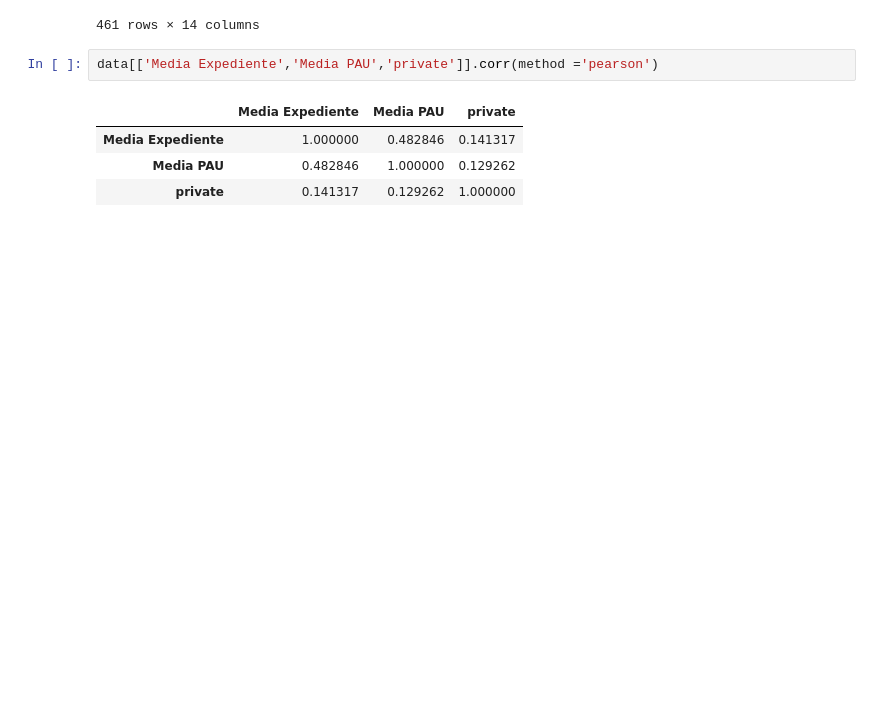
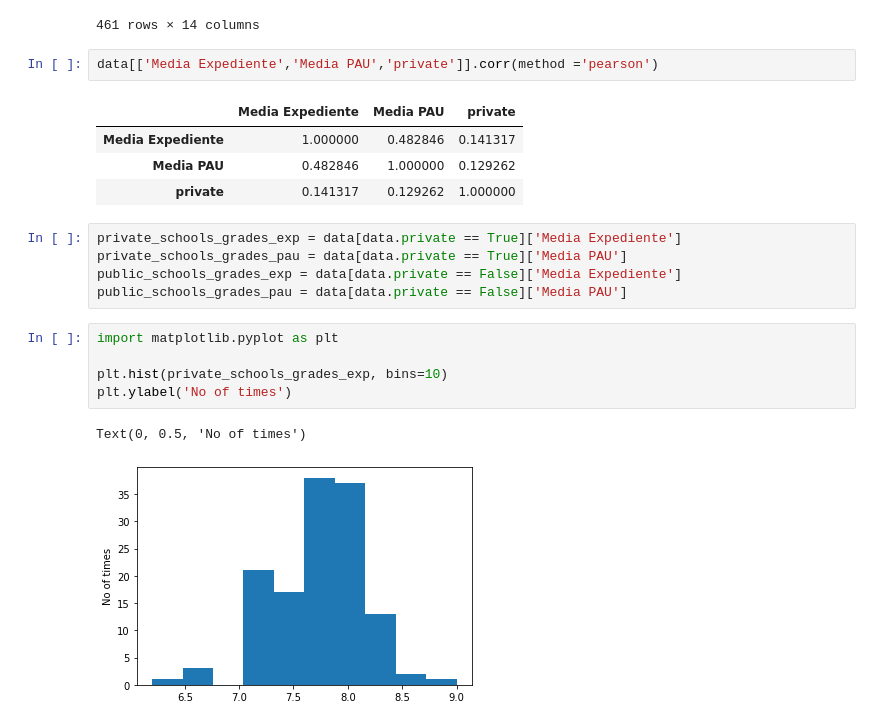
Before and after one commit to Domyy95/CDA, a Jupyter notebook: Correlation with private schools.ipynb, the cells around one changed output. Cells and saved outputs as stored; diff of their text form; blank space fills up the shorter version.

Commit message:
Print histograms

```diff
--- a/Correlation with private schools.ipynb
+++ b/Correlation with private schools.ipynb
@@ -26,3 +26,16 @@ data[['Media Expediente','Media PAU','private']].corr(method ='pearson')
 | Media Expediente | 1.000000 | 0.482846 | 0.141317 |
 | Media PAU | 0.482846 | 1.000000 | 0.129262 |
 | private | 0.141317 | 0.129262 | 1.000000 |
+# %%
+private_schools_grades_exp = data[data.private == True]['Media Expediente']
+private_schools_grades_pau = data[data.private == True]['Media PAU']
+public_schools_grades_exp = data[data.private == False]['Media Expediente']
+public_schools_grades_pau = data[data.private == False]['Media PAU']
+# %%
+import matplotlib.pyplot as plt
+
+plt.hist(private_schools_grades_exp, bins=10)
+plt.ylabel('No of times')
+# %% [output]
+Text(0, 0.5, 'No of times')
+[figure, added]
```
Also changed, not shown: parts of 4 cells of this notebook.
